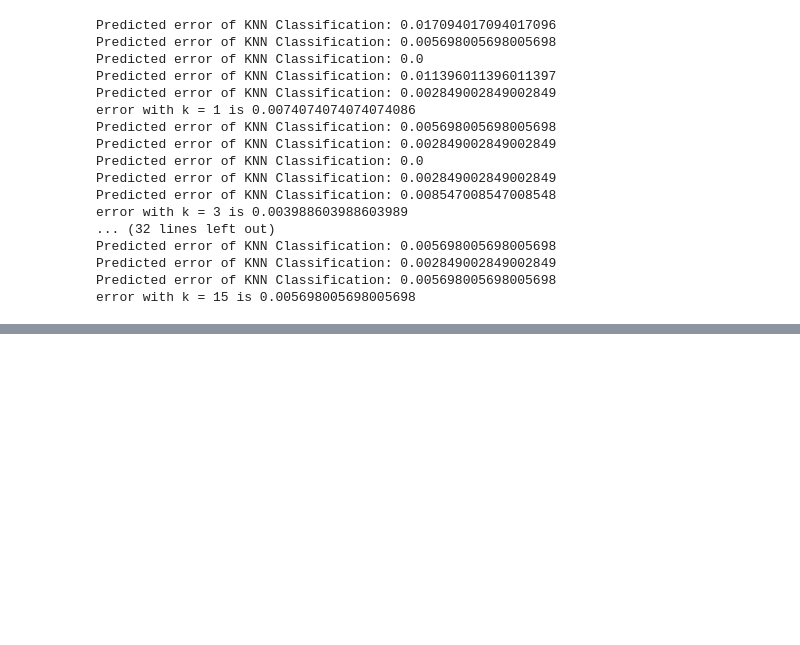
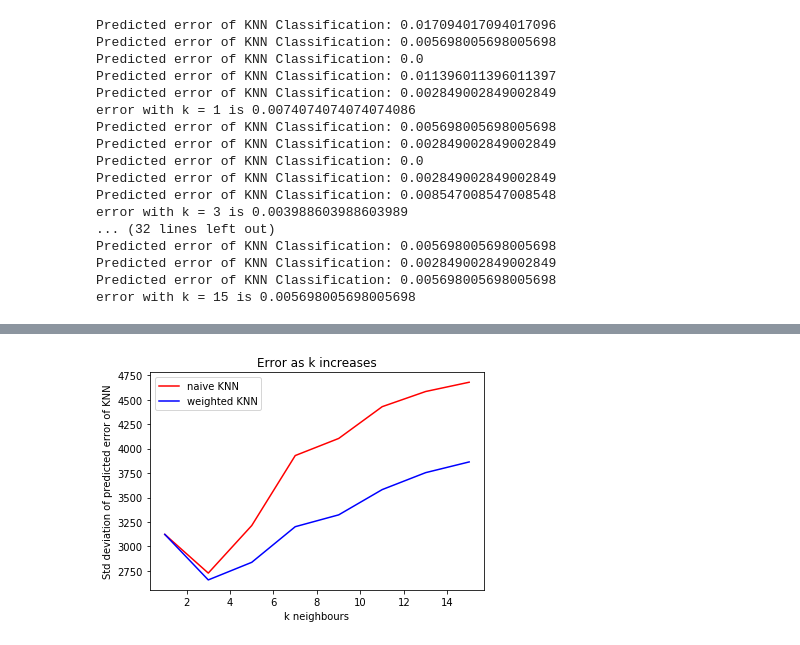
Before and after one commit to yinyuWu/COMP9417-Project, a Jupyter notebook: notebook.ipynb, the cells around one changed output, grey strips where cells are left out. Cells and saved outputs as stored; diff of their text form; code cells hidden in the pictures; blank space fills up the shorter version.

```diff
--- a/notebook.ipynb
+++ b/notebook.ipynb
@@ -722,0 +784,11 @@ error with k = 15 is 0.005698005698005698
+# %%
+plt.plot(n_neighbours, nv_err, 'r-', label = "naive KNN")
+plt.plot(n_neighbours, wt_err, 'b-', label = "weighted KNN")
+plt.xlabel('k neighbours')
+plt.ylabel('Std deviation of predicted error of KNN')
+plt.title('Error as k increases')
+#plt.xticks(n_neighbours)
+plt.legend()
+plt.show()
+# %% [output]
+[figure, added]
```
Also changed, not shown: parts of 1 cell of this notebook, 3 other files.
